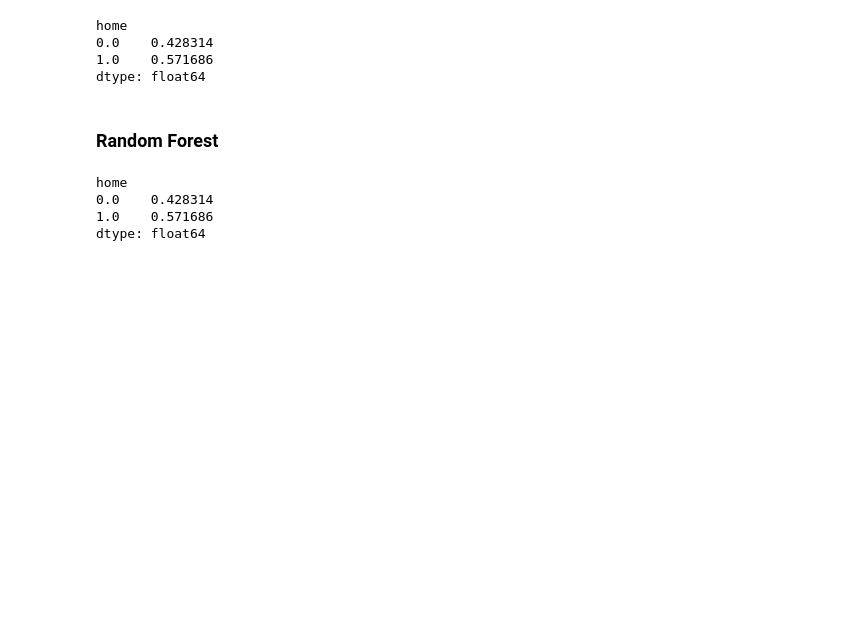
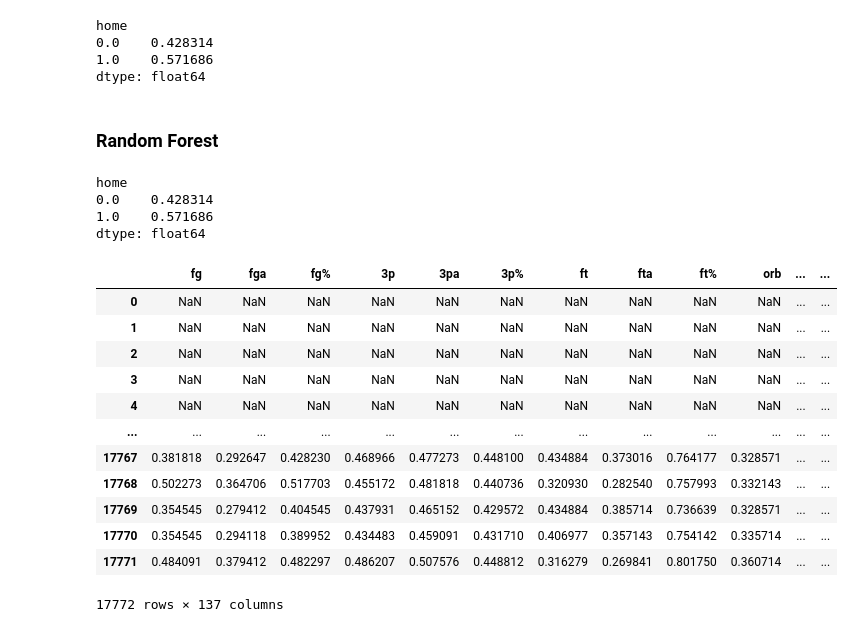
Before and after one commit to bednaraetown/DS400, a Jupyter notebook: notebook/DSCapstoneModeling03112024.ipynb, the cells around one changed output. Cells and saved outputs as stored; diff of their text form; code cells hidden in the pictures; blank space fills up the shorter version.

```diff
--- a/notebook/DSCapstoneModeling03112024.ipynb
+++ b/notebook/DSCapstoneModeling03112024.ipynb
@@ -276,3 +276,27 @@ home
 0.0    0.428314
 1.0    0.571686
 dtype: float64
+# %%
+df_rolling = df[list(selected_columns) + ["won", "team", "season"]]
+
+def find_team_averages(team):
+    rolling = team.rolling(10).mean()
+    return rolling
+
+df_rolling = df_rolling.groupby(["team", "season"], group_keys=False).apply(find_team_averages)
+# %%
+df_rolling
+# %% [output]
+|  | fg | fga | fg% | 3p | 3pa | 3p% | ft | fta | ft% | orb | ... | ... |
+| 0 | NaN | NaN | NaN | NaN | NaN | NaN | NaN | NaN | NaN | NaN | ... | ... |
+| 1 | NaN | NaN | NaN | NaN | NaN | NaN | NaN | NaN | NaN | NaN | ... | ... |
+| 2 | NaN | NaN | NaN | NaN | NaN | NaN | NaN | NaN | NaN | NaN | ... | ... |
+| 3 | NaN | NaN | NaN | NaN | NaN | NaN | NaN | NaN | NaN | NaN | ... | ... |
+| 4 | NaN | NaN | NaN | NaN | NaN | NaN | NaN | NaN | NaN | NaN | ... | ... |
+| ... | ... | ... | ... | ... | ... | ... | ... | ... | ... | ... | ... | ... |
+| 17767 | 0.381818 | 0.292647 | 0.428230 | 0.468966 | 0.477273 | 0.448100 | 0.434884 | 0.373016 | 0.764177 | 0.328571 | ... | ... |
+| 17768 | 0.502273 | 0.364706 | 0.517703 | 0.455172 | 0.481818 | 0.440736 | 0.320930 | 0.282540 | 0.757993 | 0.332143 | ... | ... |
+| 17769 | 0.354545 | 0.279412 | 0.404545 | 0.437931 | 0.465152 | 0.429572 | 0.434884 | 0.385714 | 0.736639 | 0.328571 | ... | ... |
+| 17770 | 0.354545 | 0.294118 | 0.389952 | 0.434483 | 0.459091 | 0.431710 | 0.406977 | 0.357143 | 0.754142 | 0.335714 | ... | ... |
+| 17771 | 0.484091 | 0.379412 | 0.482297 | 0.486207 | 0.507576 | 0.448812 | 0.316279 | 0.269841 | 0.801750 | 0.360714 | ... | ... |
+17772 rows × 137 columns
```
Also changed, not shown: parts of 9 cells of this notebook.
